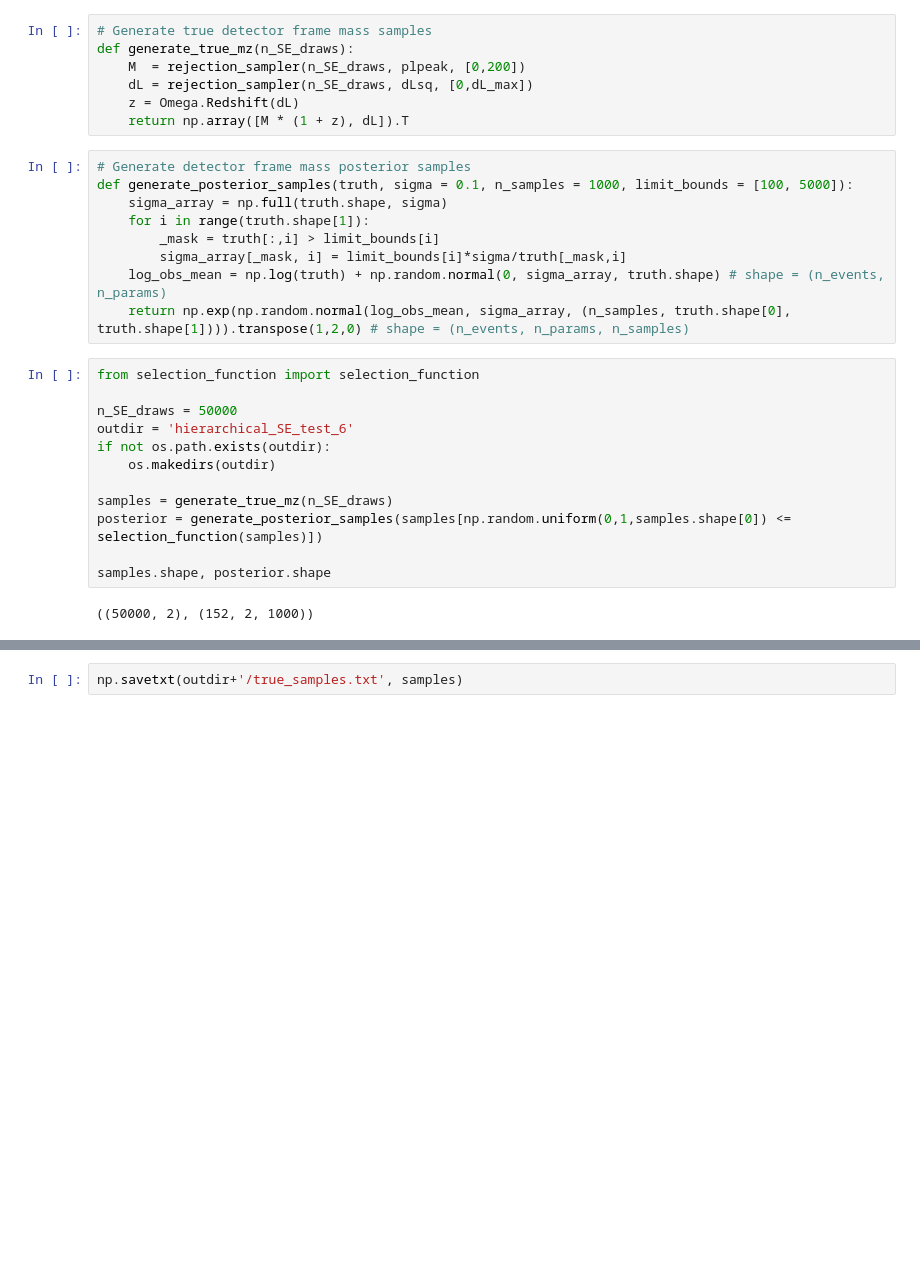
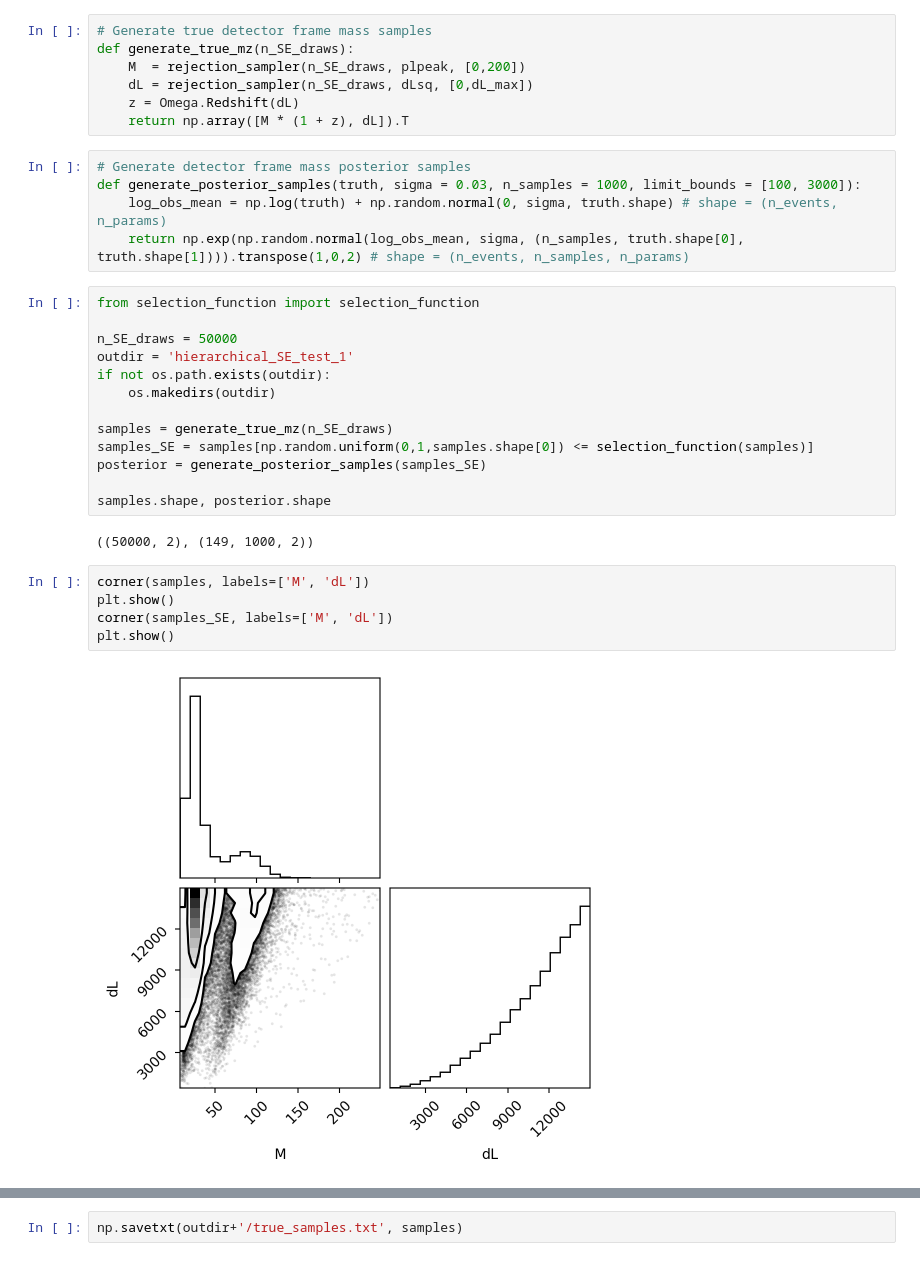
Before and after one commit to thomasckng/population_analysis, a Jupyter notebook: main/generate_hierarchical_samples.ipynb, the cells around one changed output, grey strips where cells are left out. Drawn from its saved outputs; the diff is of its cells as text; blank space fills up the shorter version.

```diff
--- a/main/generate_hierarchical_samples.ipynb
+++ b/main/generate_hierarchical_samples.ipynb
@@ -23,24 +27,28 @@ def generate_true_mz(n_SE_draws):
     return np.array([M * (1 + z), dL]).T
 # %%
 # Generate detector frame mass posterior samples
-def generate_posterior_samples(truth, sigma = 0.1, n_samples = 1000, limit_bounds = [100, 5000]):
-    sigma_array = np.full(truth.shape, sigma)
-    for i in range(truth.shape[1]):
-        _mask = truth[:,i] > limit_bounds[i]
-        sigma_array[_mask, i] = limit_bounds[i]*sigma/truth[_mask,i]
-    log_obs_mean = np.log(truth) + np.random.normal(0, sigma_array, truth.shape) # shape = (n_events, n_params)
-    return np.exp(np.random.normal(log_obs_mean, sigma_array, (n_samples, truth.shape[0], truth.shape[1]))).transpose(1,2,0) # shape = (n_events, n_params, n_samples)
+def generate_posterior_samples(truth, sigma = 0.03, n_samples = 1000, limit_bounds = [100, 3000]):
+    log_obs_mean = np.log(truth) + np.random.normal(0, sigma, truth.shape) # shape = (n_events, n_params)
+    return np.exp(np.random.normal(log_obs_mean, sigma, (n_samples, truth.shape[0], truth.shape[1]))).transpose(1,0,2) # shape = (n_events, n_samples, n_params)
 # %%
 from selection_function import selection_function
 
 n_SE_draws = 50000
-outdir = 'hierarchical_SE_test_6'
+outdir = 'hierarchical_SE_test_1'
 if not os.path.exists(outdir):
     os.makedirs(outdir)
 
 samples = generate_true_mz(n_SE_draws)
-posterior = generate_posterior_samples(samples[np.random.uniform(0,1,samples.shape[0]) <= selection_function(samples)])
+samples_SE = samples[np.random.uniform(0,1,samples.shape[0]) <= selection_function(samples)]
+posterior = generate_posterior_samples(samples_SE)
 
 samples.shape, posterior.shape
 # %% [output]
-((50000, 2), (152, 2, 1000))
+((50000, 2), (149, 1000, 2))
+# %%
+corner(samples, labels=['M', 'dL'])
+plt.show()
+corner(samples_SE, labels=['M', 'dL'])
+plt.show()
+# %% [output]
+[figure, added]
```
Also changed, not shown: parts of 7 cells of this notebook.
